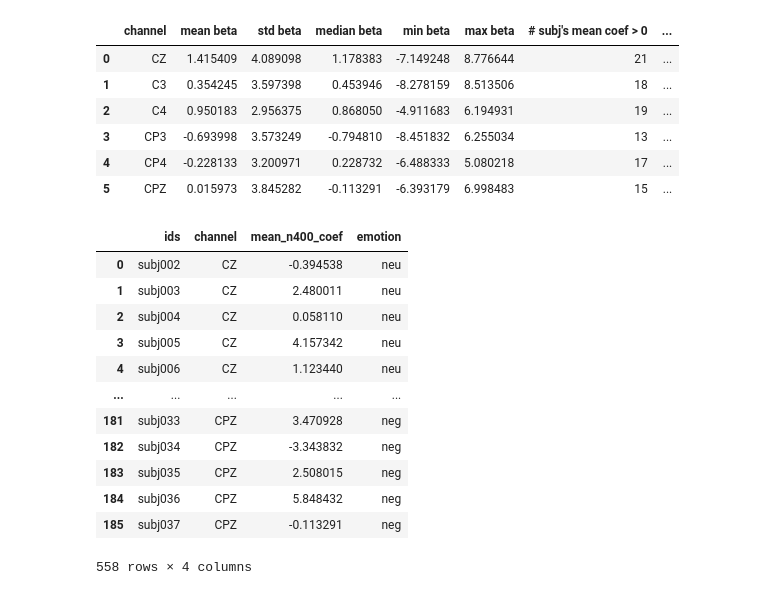
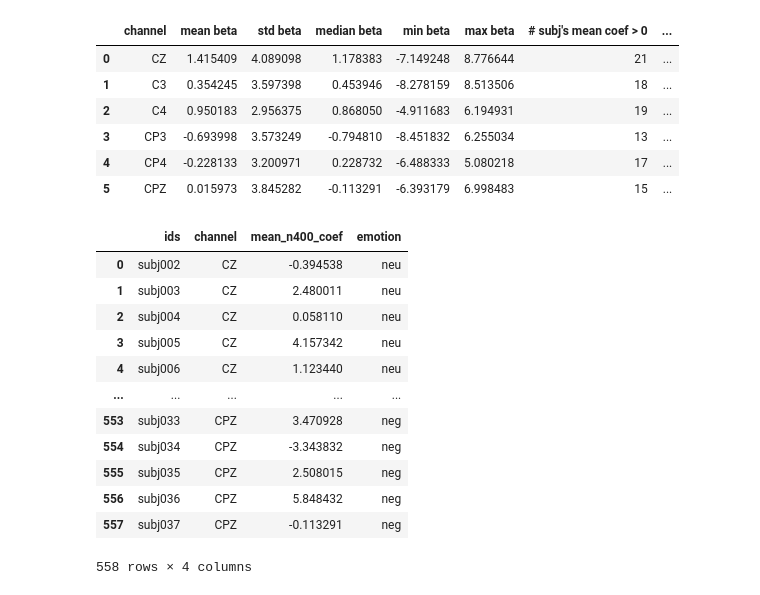
Before and after one commit to amandalin047/Updating_rERP_2023, a Jupyter notebook: deconvolution/deconv_v4.ipynb, the cells around one changed output. Cells and saved outputs as stored; diff of their text form; code cells hidden in the pictures.

```diff
--- a/deconvolution/deconv_v4.ipynb
+++ b/deconvolution/deconv_v4.ipynb
@@ -1146,29 +1146,30 @@ Coefficients on a more comparable scale with a common alpha = 0.0031622776601683
 # %%
 # WindowCoef.beta_window.shape = (n_subjs, n_ch_roi, n_time_points)
 
 dfs_coefs_with_emo = pd.DataFrame()
 for emo in emotions:
     data = np.mean(n400_coefs_with_emo_lambda_common[emo].beta_window, axis=-1) # average over time points to get mena n400 coef for each subj
     df_coefs = pd.DataFrame(data, columns=["mean_n400_coef-"+c for c in ch_roi])
     df_coefs.insert(0, "ids", table.loc[~table["ids"].isin(to_drop["ids"])]["ids"].to_list())
     df_coefs = pd.wide_to_long(df_coefs, "mean_n400_coef", i="ids", j="channel", sep="-", suffix=r".+")
     df_coefs = df_coefs.reset_index()
     df_coefs.insert(df_coefs.shape[1], "emotion", [emo]*df_coefs.shape[0])
     dfs_coefs_with_emo = pd.concat([dfs_coefs_with_emo, df_coefs])
+dfs_coefs_with_emo = dfs_coefs_with_emo.reset_index(drop=True)
 display(dfs_coefs_with_emo)
 # %% [output]
 |  | ids | channel | mean_n400_coef | emotion |
 | 0 | subj002 | CZ | -0.394538 | neu |
 | 1 | subj003 | CZ | 2.480011 | neu |
 | 2 | subj004 | CZ | 0.058110 | neu |
 | 3 | subj005 | CZ | 4.157342 | neu |
 | 4 | subj006 | CZ | 1.123440 | neu |
 | ... | ... | ... | ... | ... |
-| 181 | subj033 | CPZ | 3.470928 | neg |
-| 182 | subj034 | CPZ | -3.343832 | neg |
-| 183 | subj035 | CPZ | 2.508015 | neg |
-| 184 | subj036 | CPZ | 5.848432 | neg |
-| 185 | subj037 | CPZ | -0.113291 | neg |
+| 553 | subj033 | CPZ | 3.470928 | neg |
+| 554 | subj034 | CPZ | -3.343832 | neg |
+| 555 | subj035 | CPZ | 2.508015 | neg |
+| 556 | subj036 | CPZ | 5.848432 | neg |
+| 557 | subj037 | CPZ | -0.113291 | neg |
 558 rows × 4 columns
 # %%
 aov = rm_anova(data=dfs_coefs_with_emo,
```
Also changed, not shown: parts of 4 cells of this notebook.
